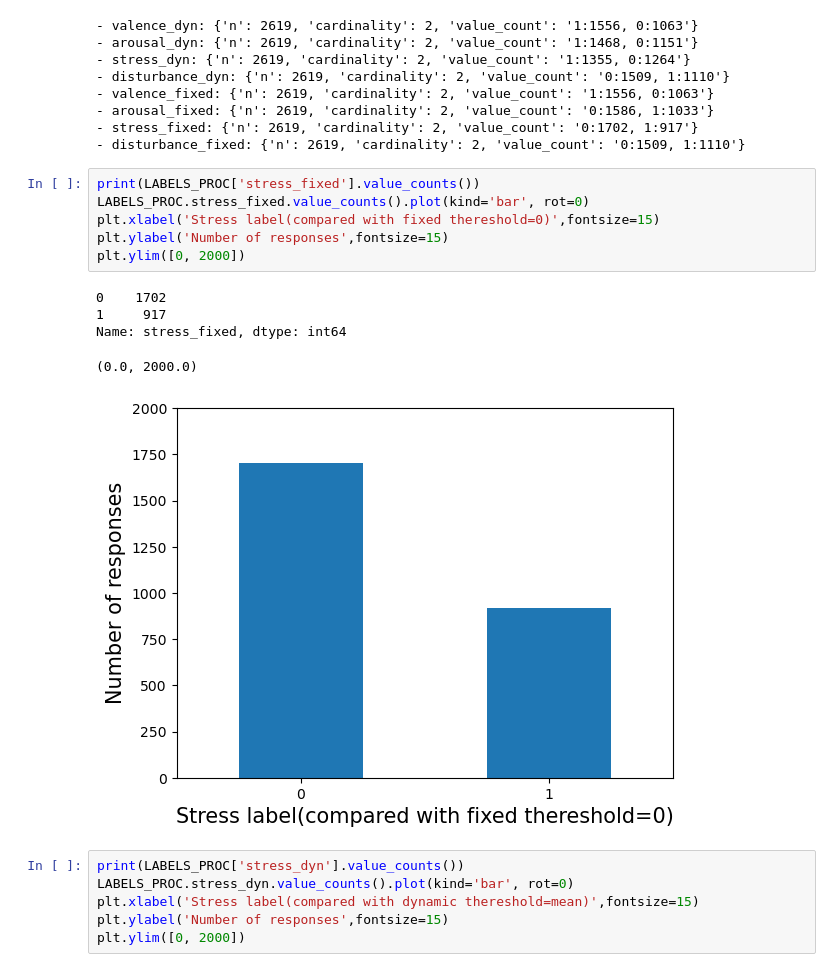
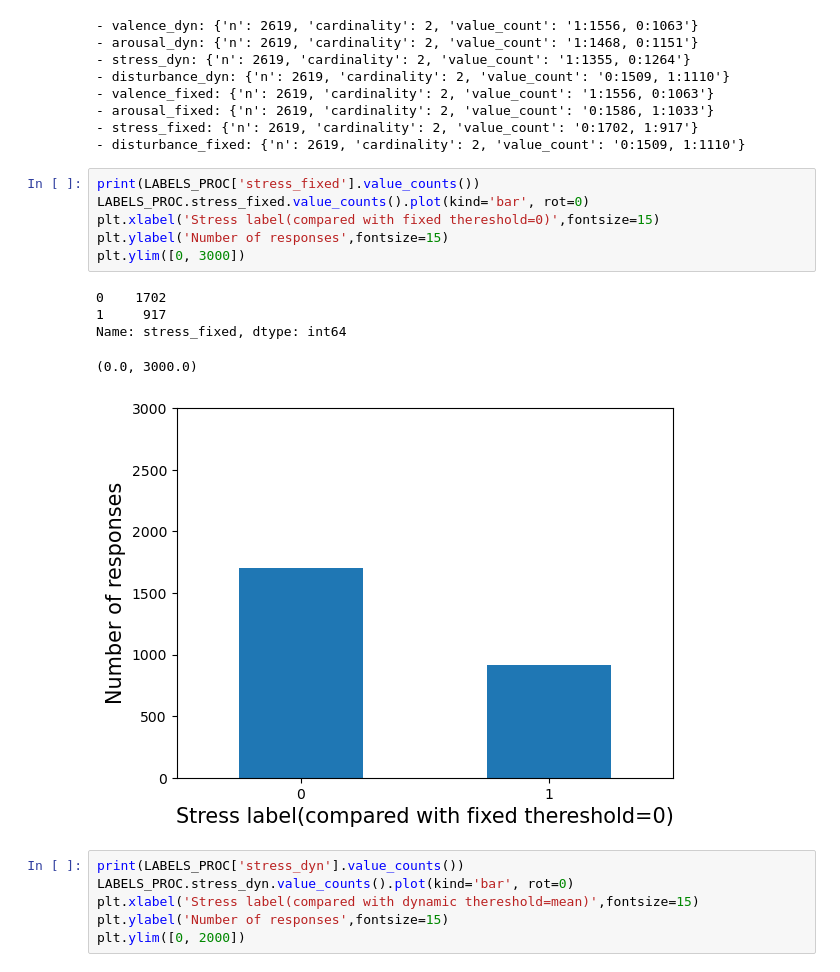
Before and after one commit to SteinPanyu/IndependentReproducibility, a Jupyter notebook: Preprocessing.ipynb, the cells around one changed output. Drawn from its saved outputs; the diff is of its cells as text.

```diff
--- a/Preprocessing.ipynb
+++ b/Preprocessing.ipynb
@@ -493,15 +511,15 @@ for c in [c for c in LABELS_PROC.columns if (c.endswith('_dyn') or c.endswith('_
 # %%
 print(LABELS_PROC['stress_fixed'].value_counts())
 LABELS_PROC.stress_fixed.value_counts().plot(kind='bar', rot=0)
 plt.xlabel('Stress label(compared with fixed thereshold=0)',fontsize=15)
 plt.ylabel('Number of responses',fontsize=15)
-plt.ylim([0, 2000])
+plt.ylim([0, 3000])
 # %% [output]
 0    1702
 1     917
 Name: stress_fixed, dtype: int64
-(0.0, 2000.0)
+(0.0, 3000.0)
-[figure, old version]
+[figure, new version]
 # %%
 print(LABELS_PROC['stress_dyn'].value_counts())
 LABELS_PROC.stress_dyn.value_counts().plot(kind='bar', rot=0)
```
Also changed, not shown: parts of 3 cells of this notebook, 2 other files.
